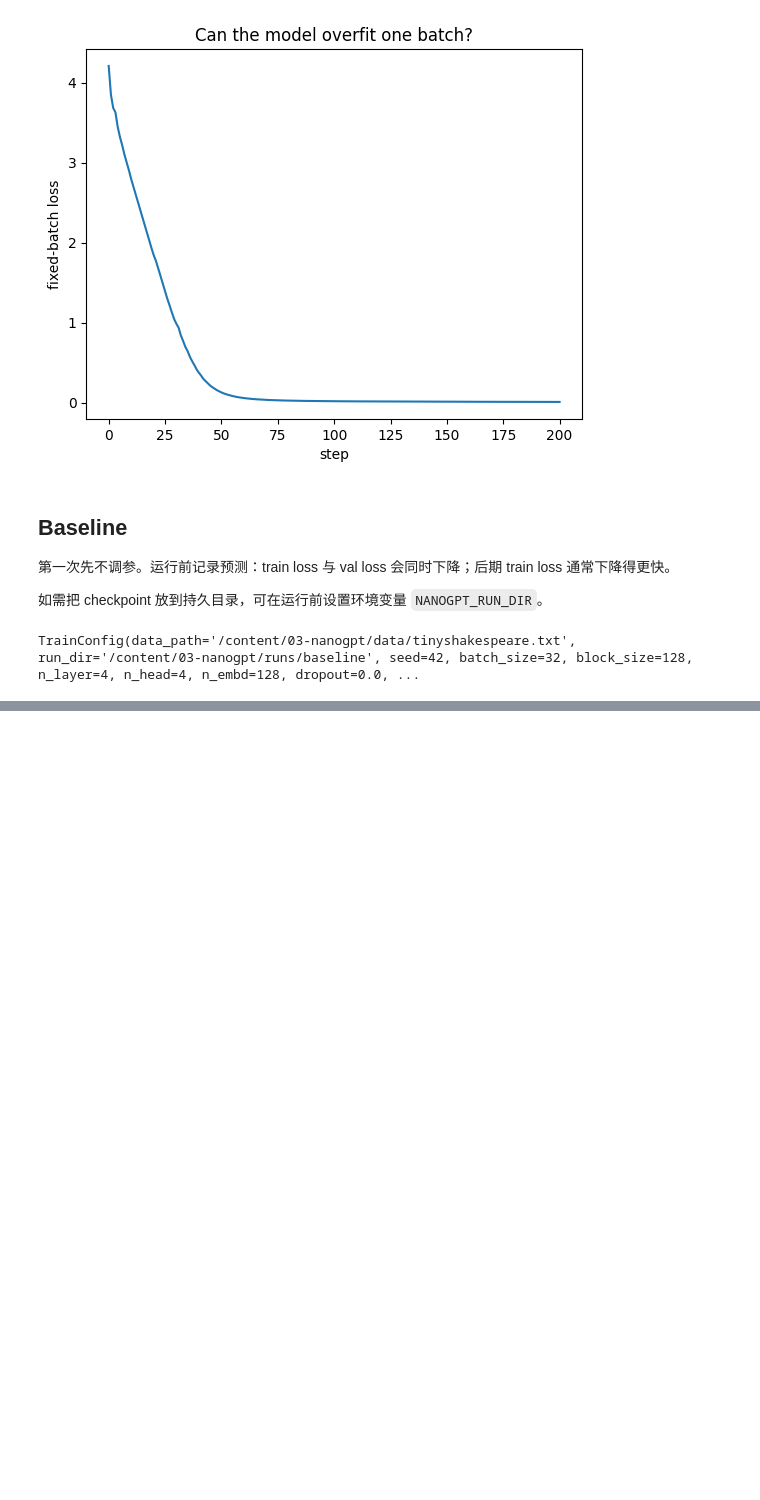
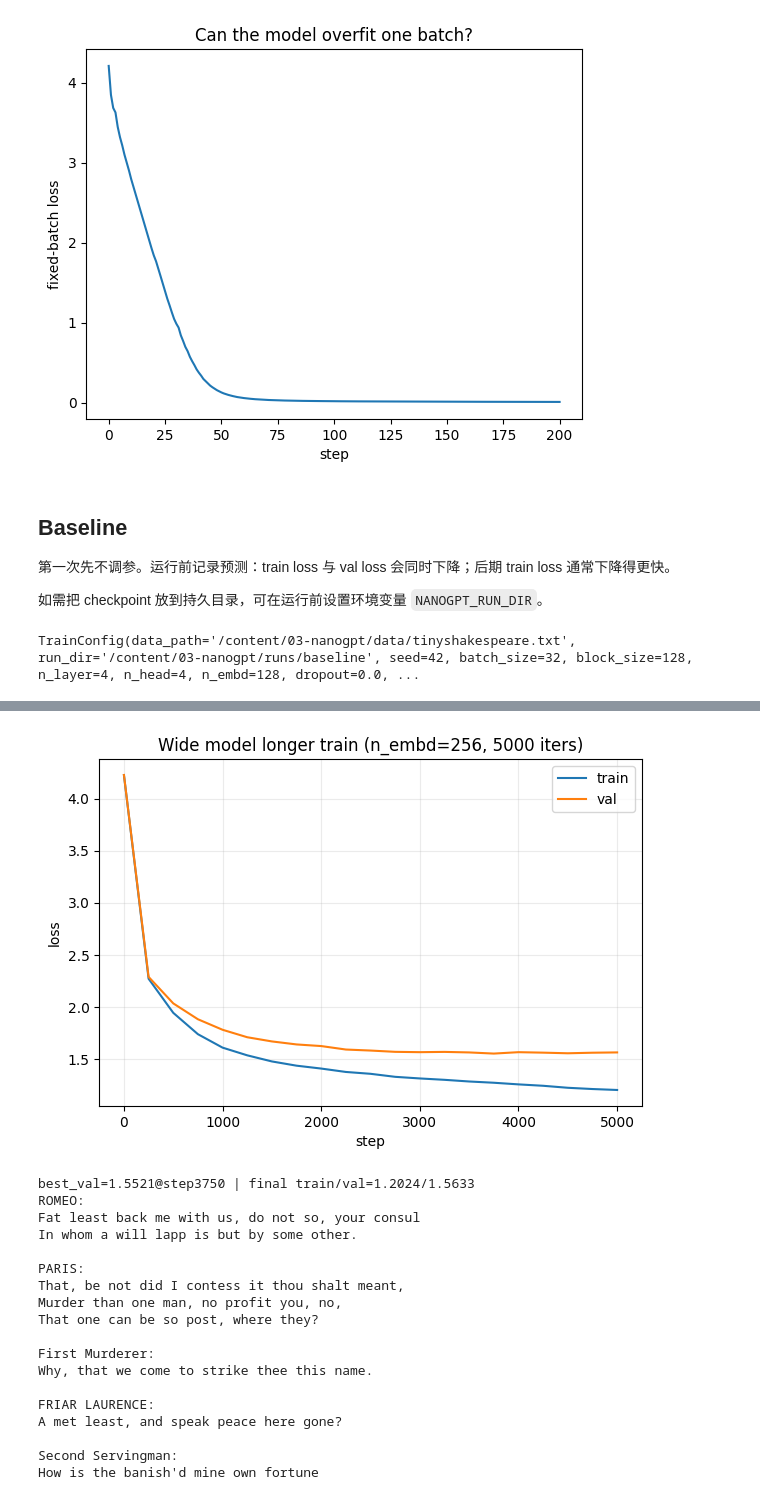
Before and after one commit to xstressr/llm-from-scratch, a Jupyter notebook: 03-nanogpt/experiments/01_tiny_shakespeare_baseline.ipynb, the cells around one changed output, grey strips where cells are left out. Cells and saved outputs as stored; diff of their text form; code cells hidden in the pictures; blank space fills up the shorter version.

```diff
--- a/03-nanogpt/experiments/01_tiny_shakespeare_baseline.ipynb
+++ b/03-nanogpt/experiments/01_tiny_shakespeare_baseline.ipynb
@@ -714,0 +1133,12 @@ optimizer state entries: 52
+# %%
+wide_long_config = replace(
+    baseline_config,
+    n_embd=256,
+    max_iters=5000,
+    eval_interval=250,
+    run_dir=str(STAGE_DIR / "runs" / "n_embd_256_iters_5000"),
+)
+print(wide_long_config)
+wide_long_result = run_experiment(wide_long_config)
+wide_long_summary = summarize_run("n_embd=256, iters=5000", wide_long_result)
+wide_long_summary
@@ -714,0 +1174,50 @@ optimizer state entries: 52
+# %%
+history = wide_long_result["history"]
+steps = [row["step"] for row in history]
+plt.figure(figsize=(7, 4.5))
+plt.plot(steps, [row["train_loss"] for row in history], label="train")
+plt.plot(steps, [row["val_loss"] for row in history], label="val")
+plt.xlabel("step")
+plt.ylabel("loss")
+plt.title("Wide model longer train (n_embd=256, 5000 iters)")
+plt.legend()
+plt.grid(True, alpha=0.25)
+plt.show()
+
+best = min(history, key=lambda row: row["val_loss"])
+final = history[-1]
+print(
+    f"best_val={best['val_loss']:.4f}@step{best['step']} | "
+    f"final train/val={final['train_loss']:.4f}/{final['val_loss']:.4f}"
+)
+
+# 短采样
+prompt = "ROMEO:"
+device = resolve_device(wide_long_config.device)
+model = wide_long_result["model"]
+tokenizer = wide_long_result["data"].tokenizer
+prompt_ids = torch.tensor([tokenizer.encode(prompt)], dtype=torch.long, device=device)
+set_seed(42)
+model.eval()
+generated = model.generate(prompt_ids, 400, temperature=0.8, top_k=20)
+print(tokenizer.decode(generated[0].tolist()))
+# %% [output]
+[figure, added]
+best_val=1.5521@step3750 | final train/val=1.2024/1.5633
+ROMEO:
+Fat least back me with us, do not so, your consul
+In whom a will lapp is but by some other.
+
+PARIS:
+That, be not did I contess it thou shalt meant,
+Murder than one man, no profit you, no,
+That one can be so post, where they?
+
+First Murderer:
+Why, that we come to strike thee this name.
+
+FRIAR LAURENCE:
+A met least, and speak peace here gone?
+
+Second Servingman:
+How is the banish'd mine own fortune
```
Also changed, not shown: parts of 29 cells of this notebook.
